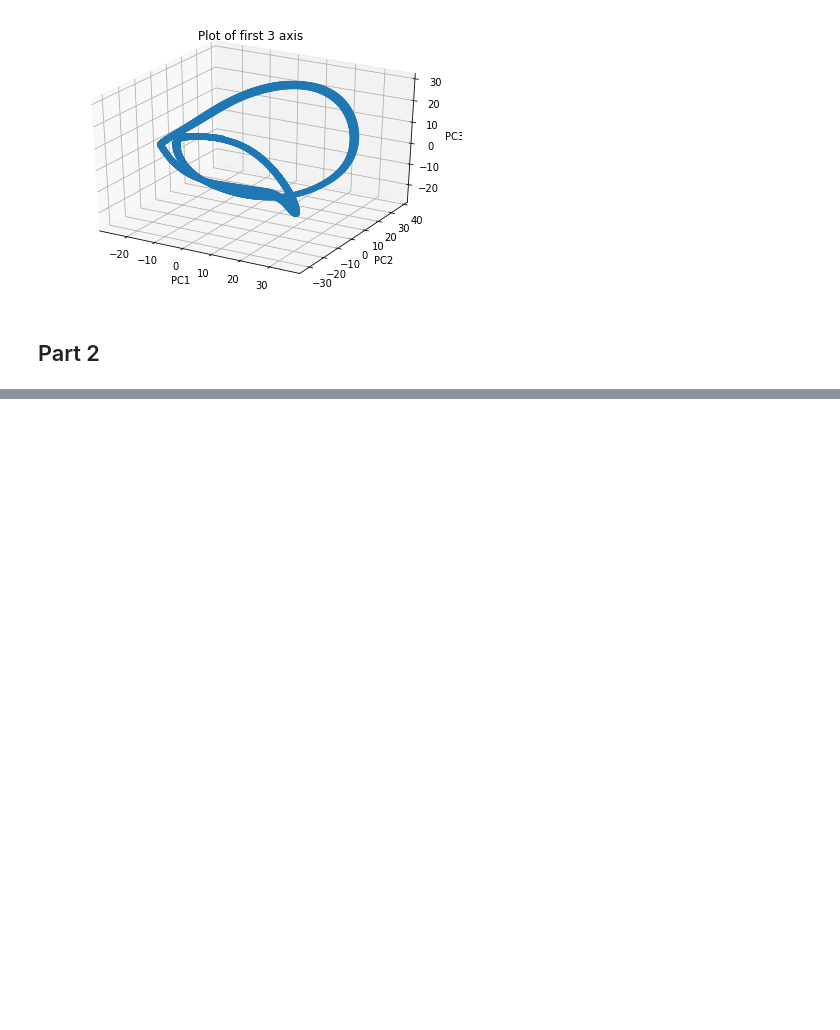
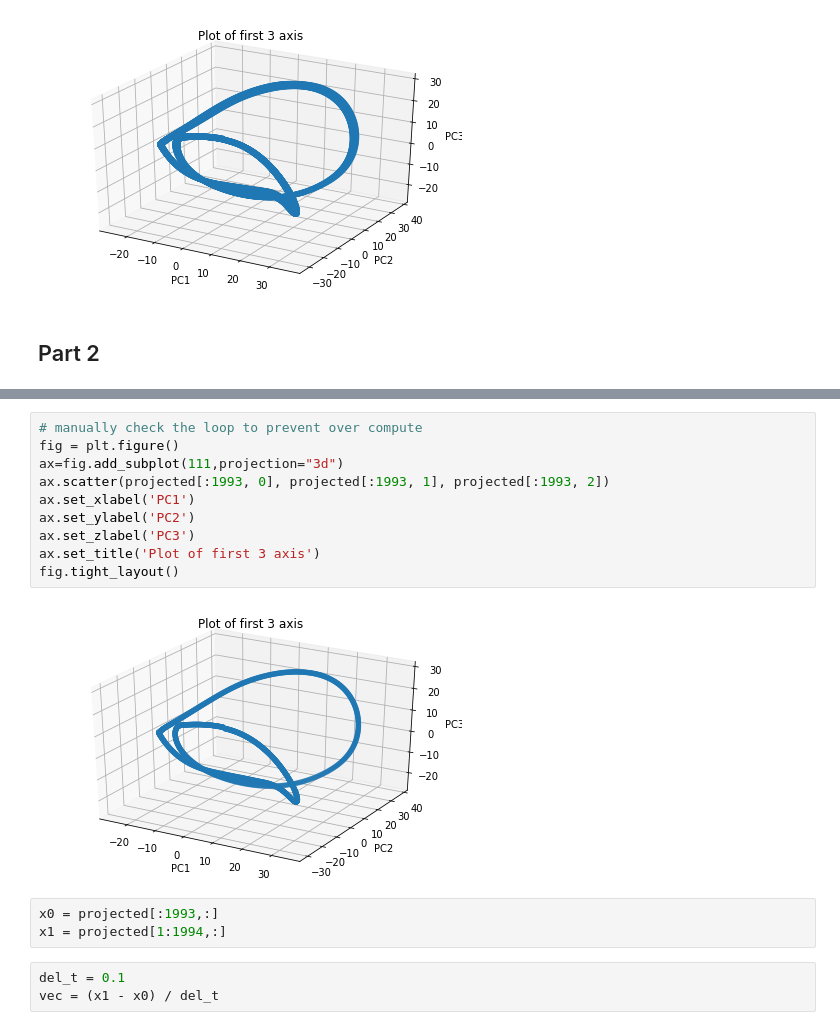
Before and after one commit to JWatter/ExtractingDynamicalSystemsFromData, a Jupyter notebook: task5.ipynb, the cells around one changed output, grey strips where cells are left out. Drawn from its saved outputs; the diff is of its cells as text; blank space fills up the shorter version.

```diff
--- a/task5.ipynb
+++ b/task5.ipynb
@@ -89,0 +152,18 @@ fig.tight_layout()
+# %%
+# manually check the loop to prevent over compute
+fig = plt.figure()
+ax=fig.add_subplot(111,projection="3d")
+ax.scatter(projected[:1993, 0], projected[:1993, 1], projected[:1993, 2])
+ax.set_xlabel('PC1')
+ax.set_ylabel('PC2')
+ax.set_zlabel('PC3')
+ax.set_title('Plot of first 3 axis')
+fig.tight_layout()
+# %% [output]
+[figure, added]
+# %%
+x0 = projected[:1993,:]
+x1 = projected[1:1994,:]
+# %%
+del_t = 0.1
+vec = (x1 - x0) / del_t
```
Also changed, not shown: parts of 16 cells of this notebook.
